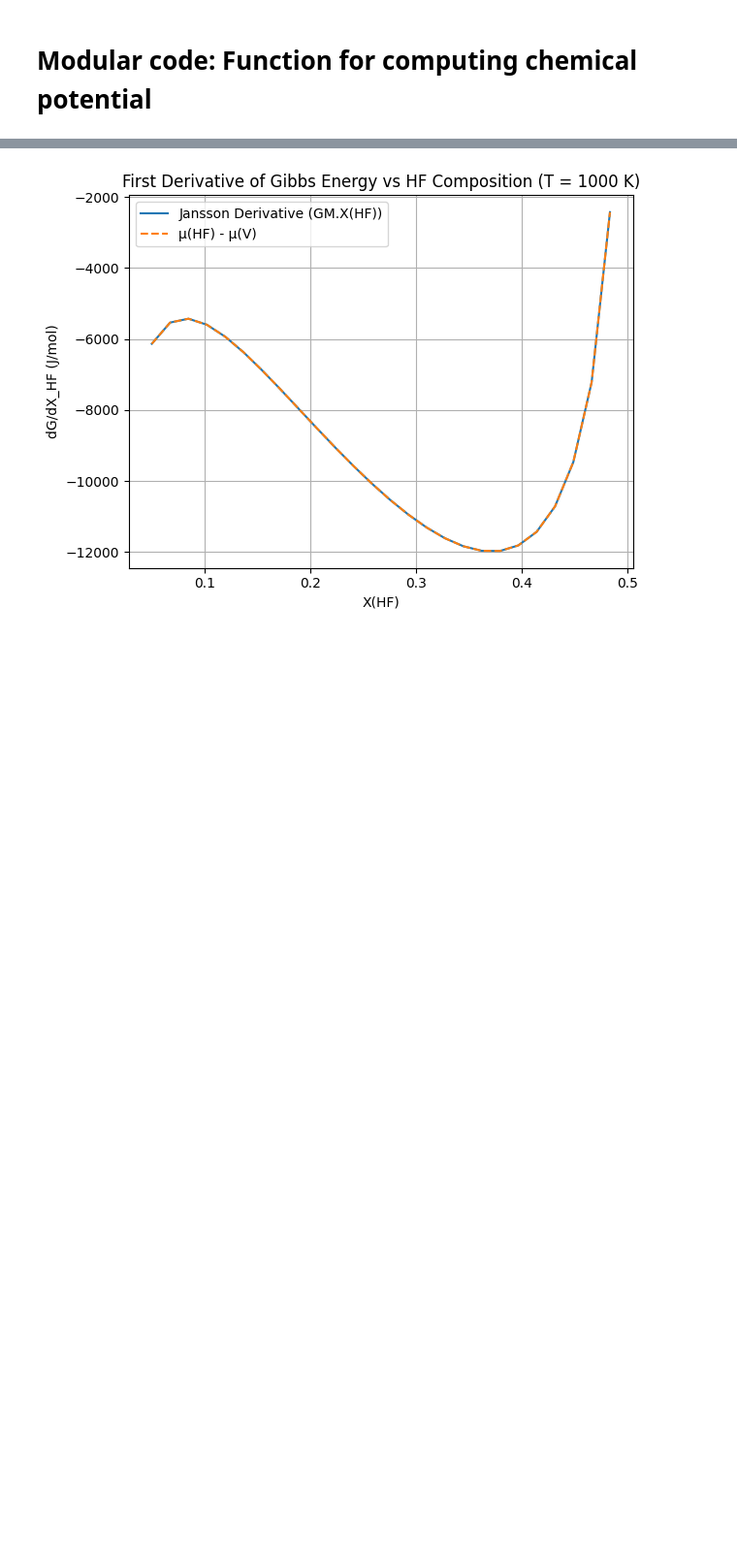
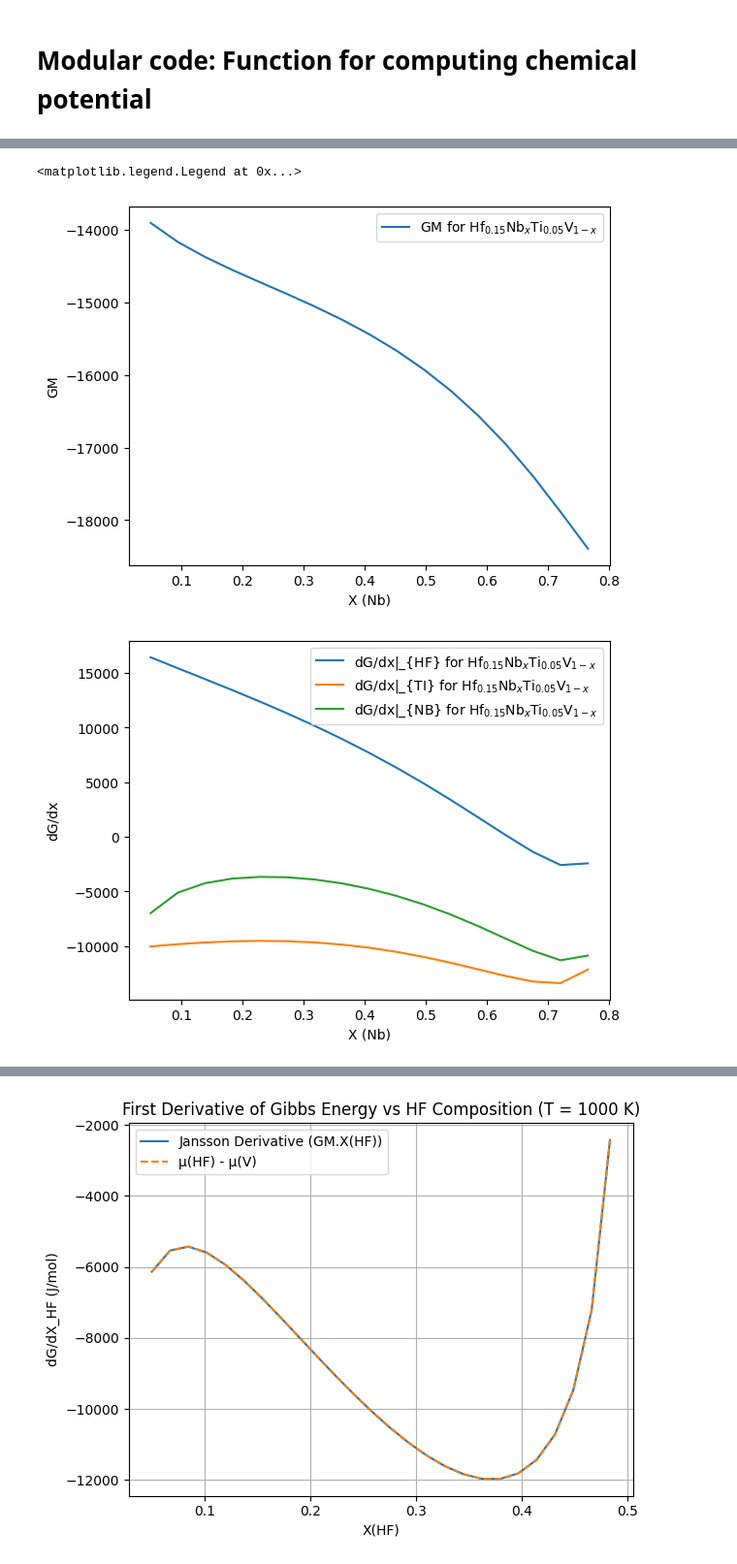
Before and after one commit to vahid2364/PhaseFoundry, a Jupyter notebook: phase-field-examples-binary-ternary-quaternary.ipynb, the cells around one changed output, grey strips where cells are left out. Shown at 97% size. Drawn from its saved outputs; the diff is of its cells as text; code cells hidden in the pictures; blank space fills up the shorter version.

Commit message:
updating pycalphad calculation and phase-field code to use pycalphad

```diff
--- a/phase-field-examples-binary-ternary-quaternary.ipynb
+++ b/phase-field-examples-binary-ternary-quaternary.ipynb
@@ -557,3 +533,75 @@ plt.legend()
 [figure]
 # %% [markdown]
 # Modular code: Function for computing chemical potential
+# %%
+from pycalphad import variables as v
+
+def build_conditions(variable_component, variable_value, fixed_composition, T, P=101325):
+    """
+    Construct pycalphad conditions with exactly three independent composition variables.
+
+    Parameters:
+    -----------
+    variable_component : str
+        The composition to sweep (e.g., 'NB')
+    variable_value : float
+        Value for the variable_component
+    fixed_composition : dict
+        Dictionary of the other two fixed components, e.g., {'HF': 0.15, 'TI': 0.05}
+    T : float
+        Temperature in Kelvin
+    P : float
+        Pressure in Pa
+
+    Returns:
+    --------
+    dict
+        pycalphad-compatible conditions with 3 independent composition variables
+    """
+    conditions = {v.X(k): float(fixed_composition[k]) for k in fixed_composition}
+    conditions[v.X(variable_component)] = float(variable_value)
+    conditions[v.T] = float(T)
+    conditions[v.P] = float(P)
+
+    print(conditions)
+
+    return conditions
+
+x_nb = np.linspace(0.05, 0.90, 20)
+G = []
+dG_dx_HF_option1 = []
+dG_dx_NB_option1 = []
+dG_dx_TI_option1 = []
+for x in x_nb:
+
+    conds = build_conditions(
+        variable_component='NB',
+        variable_value=x,
+        fixed_composition={'HF': 0.15, 'TI': 0.05},
+        T=500
+    )
+    #print(conds)
+
+    wks = Workspace(database=Database('HF_NB_TI_V.TDB'), components=['HF', 'NB', 'TI', 'V'], phases=['BCC_A2'],
+            conditions=conds)
+    ip = IsolatedPhase('BCC_A2', wks=wks)
+    G.append(wks.get(ip('GM')))
+    dG_dx_HF_option1.append(wks.get(ip('GM.X(HF)')))
+    dG_dx_NB_option1.append(wks.get(ip('GM.X(NB)')))
+    dG_dx_TI_option1.append(wks.get(ip('GM.X(TI)')))
+
+plt.plot(x_nb,G, label=r"GM for Hf$_{0.15}$Nb$_{x}$Ti$_{0.05}$V$_{1-x}$")
+plt.xlabel('X (Nb)')
+plt.ylabel('GM')
+#plt.title(r"GM for Hf$_{0.15}$Nb$_{x}$Ti$_{0.05}$V$_{1-x}$");
+plt.legend()
+
+plt.figure()
+plt.plot(x_nb,dG_dx_HF_option1, label=r"dG/dx|_{HF} for Hf$_{0.15}$Nb$_{x}$Ti$_{0.05}$V$_{1-x}$")
+plt.plot(x_nb,dG_dx_TI_option1, label=r"dG/dx|_{TI} for Hf$_{0.15}$Nb$_{x}$Ti$_{0.05}$V$_{1-x}$")
+plt.plot(x_nb,dG_dx_NB_option1, label=r"dG/dx|_{NB} for Hf$_{0.15}$Nb$_{x}$Ti$_{0.05}$V$_{1-x}$")
+plt.xlabel('X (Nb)')
+plt.ylabel('dG/dx')
+#plt.title(r"GM for Hf$_{0.15}$Nb$_{x}$Ti$_{0.05}$V$_{1-x}$");
+plt.legend()
+# %% [output]
@@ -559,0 +628,3 @@ plt.legend()
+<matplotlib.legend.Legend at 0x...>
+[figure, added]
+[figure, added]
```
Also changed, not shown: parts of 13 cells of this notebook, 20 other files.
